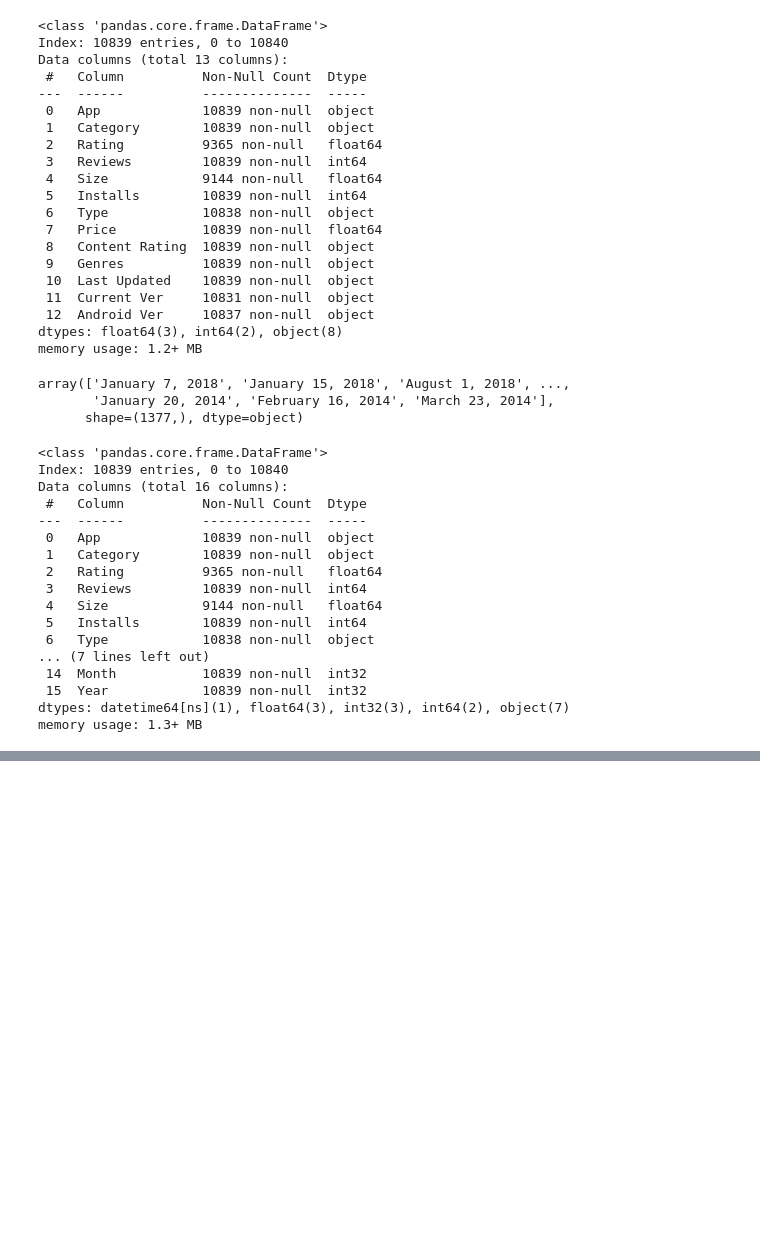
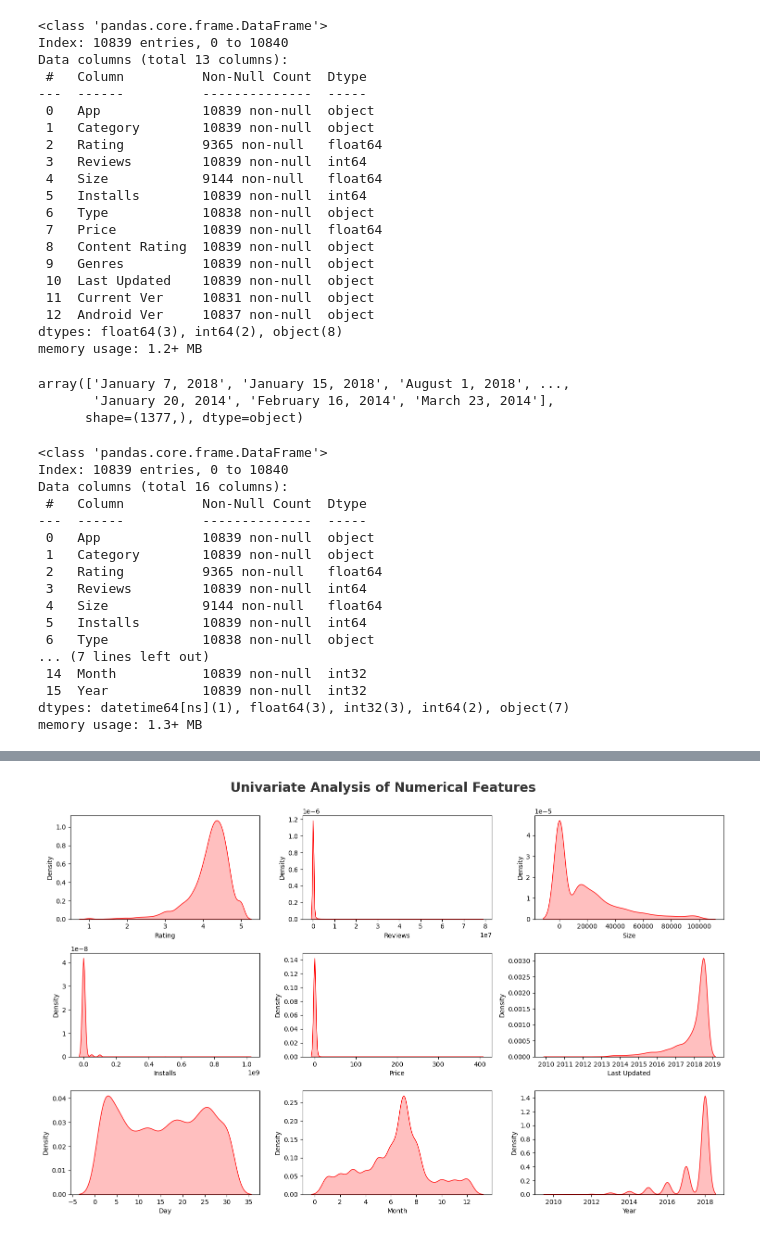
Before and after one commit to sukriti-waani/Python, a Jupyter notebook: PYTHON1/22-Exploratory_Data_Analysis/1.2_GooglePlayStore_Dataset_EDA.ipynb, the cells around one changed output, grey strips where cells are left out. Saved outputs shown, nothing was run; the diff lists cells and outputs as text; code cells hidden in the pictures; blank space fills up the shorter version.

```diff
--- a/PYTHON1/22-Exploratory_Data_Analysis/1.2_GooglePlayStore_Dataset_EDA.ipynb
+++ b/PYTHON1/22-Exploratory_Data_Analysis/1.2_GooglePlayStore_Dataset_EDA.ipynb
@@ -380,0 +415,7 @@ df_copy.to_csv('data/google_Cleaned.csv')
+# %%
+df_copy = df_copy.drop_duplicates(subset=['App'], keep='first')
+# df_copy.drop_duplicates() → removes duplicate rows
+# subset=['App'] → checks duplicates only in the App column
+# keep='first' → keeps the first occurrence of each App
+# Other duplicate rows of the same App are removed
+# df_copy = ... → saves the cleaned DataFrame
@@ -380,0 +428,12 @@ df_copy.to_csv('data/google_Cleaned.csv')
+# %%
+numeric_features = [feature for feature in df_copy.columns if df_copy[feature].dtype != 'O']
+# Selects columns whose data type is NOT object (numeric columns)
+
+categorical_features = [feature for feature in df_copy.columns if df_copy[feature].dtype == 'O']
+# Selects columns whose data type is object (categorical columns)
+
+print('We have {} numerical features : {}'.format(len(numeric_features), numeric_features))
+# Prints total count and names of numerical features
+
+print('We have {} categorical features : {}'.format(len(categorical_features), categorical_features))
+# Prints total count and names of categorical features
@@ -380,0 +499,31 @@ df_copy.to_csv('data/google_Cleaned.csv')
+# %%
+# Proportion of count data on numerical columns
+
+plt.figure(figsize=(15, 15))
+# Creates a large figure for multiple plots
+
+plt.suptitle(
+    'Univariate Analysis of Numerical Features',
+    fontsize=20,
+    fontweight='bold',
+    alpha=0.8,
+    y=1.0
+)
+# Adds a main title for all subplots
+
+for i in range(0, len(numeric_features)):
+  # Loop through all numerical features
+
+  plt.subplot(5, 3, i + 1)
+  # Creates a grid of 5 rows and 3 columns of subplots
+
+  sns.kdeplot(x=df_copy[numeric_features[i]], shade=True, color='r')
+  # Draws KDE (distribution) plot for the numerical feature
+
+  plt.xlabel(numeric_features[i])
+  # Sets x-axis label as feature name
+
+  plt.tight_layout()
+  # Adjusts spacing to avoid over
+# %% [output]
+[figure, added]
```
Also changed, not shown: parts of 30 cells of this notebook.
